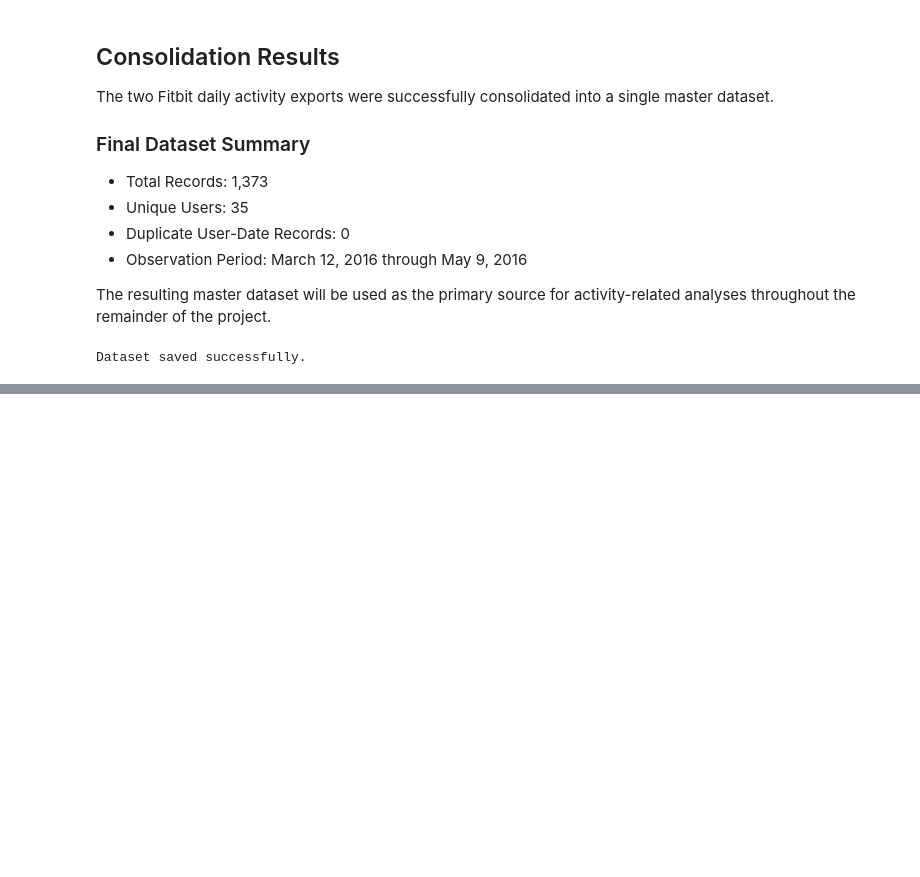
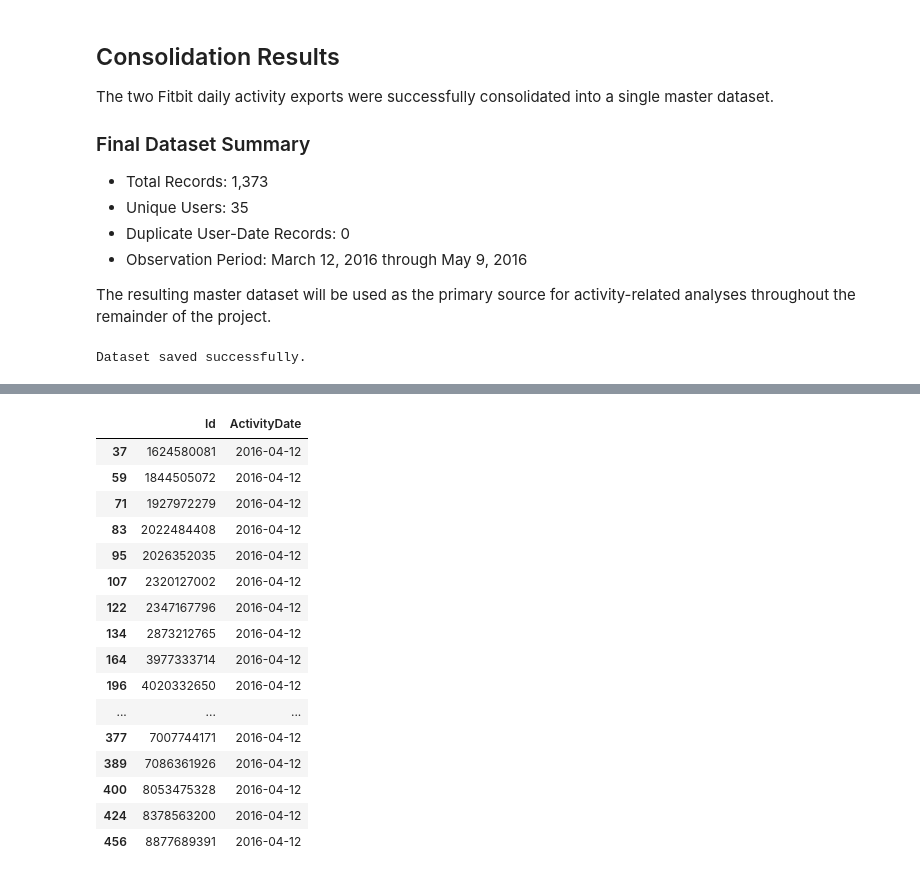
Before and after one commit to ryan-weeks/bellabeat-analysis, a Jupyter notebook: notebooks/02_data_preparation.ipynb, the cells around one changed output, grey strips where cells are left out. Cells and saved outputs as stored; diff of their text form; code cells hidden in the pictures; blank space fills up the shorter version.

```diff
--- a/notebooks/02_data_preparation.ipynb
+++ b/notebooks/02_data_preparation.ipynb
@@ -212,3 +212,14 @@ master_daily_activity.to_csv(
 print("Dataset saved successfully.")
 # %% [output]
 Dataset saved successfully.
+# %%
+daily1["ActivityDate"] = pd.to_datetime(daily1["ActivityDate"])
+daily2["ActivityDate"] = pd.to_datetime(daily2["ActivityDate"])
+
+print("Export 1")
+print(daily1["ActivityDate"].min())
+print(daily1["ActivityDate"].max())
+
+print("\nExport 2")
+print(daily2["ActivityDate"].min())
+print(daily2["ActivityDate"].max())
@@ -214,0 +234,20 @@ Dataset saved successfully.
+# %%
+daily1.sort_values("ActivityDate").tail(20)[["Id", "ActivityDate"]]
+# %% [output]
+|  | Id | ActivityDate |
+| 37 | 1624580081 | 2016-04-12 |
+| 59 | 1844505072 | 2016-04-12 |
+| 71 | 1927972279 | 2016-04-12 |
+| 83 | 2022484408 | 2016-04-12 |
+| 95 | 2026352035 | 2016-04-12 |
+| 107 | 2320127002 | 2016-04-12 |
+| 122 | 2347167796 | 2016-04-12 |
+| 134 | 2873212765 | 2016-04-12 |
+| 164 | 3977333714 | 2016-04-12 |
+| 196 | 4020332650 | 2016-04-12 |
+| ... | ... | ... |
+| 377 | 7007744171 | 2016-04-12 |
+| 389 | 7086361926 | 2016-04-12 |
+| 400 | 8053475328 | 2016-04-12 |
+| 424 | 8378563200 | 2016-04-12 |
+| 456 | 8877689391 | 2016-04-12 |
```
Also changed, not shown: parts of 5 cells of this notebook, 1 other file.
